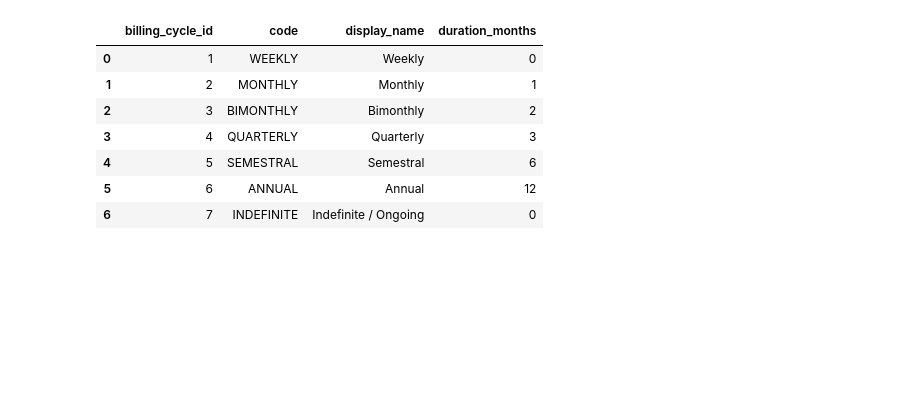
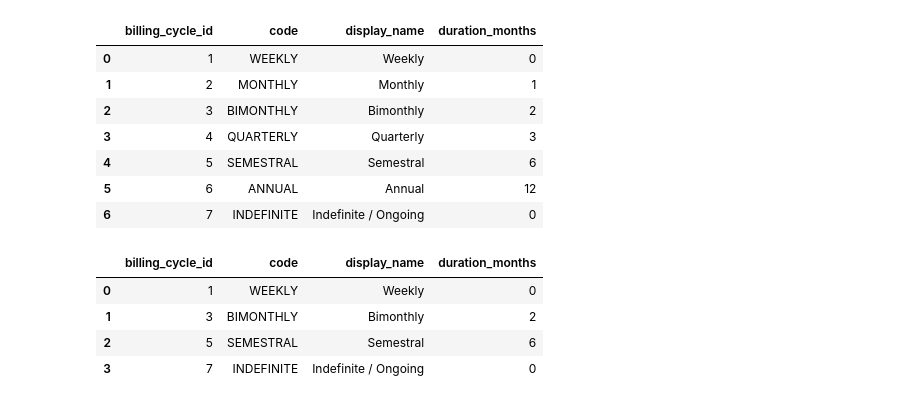
Before and after one commit to JorgeCardona/dockerhub-datascience-mlops, a Jupyter notebook: Notebooks/SQL/notebooks/EXECUTION_PLAN_SPARK.ipynb, the cells around one changed output. Drawn from its saved outputs; the diff is of its cells as text; code cells hidden in the pictures; blank space fills up the shorter version.

Commit message:
consultas tablas spark

```diff
--- a/Notebooks/SQL/notebooks/EXECUTION_PLAN_SPARK.ipynb
+++ b/Notebooks/SQL/notebooks/EXECUTION_PLAN_SPARK.ipynb
@@ -332,7 +332,8 @@ df_resultado.toPandas()
 | 15 | 22 | Laboratory Supplies | 10 | 63 | 3878.00 | 980.00 | 12800.00 | ... |
 | 16 | 23 | Medical Equipment | 10 | 94 | 2161.00 | 750.00 | 6400.00 | ... |
 # %%
-spark.read.table('billing_cycles').toPandas()
+billing_cycles = spark.read.table('billing_cycles')
+billing_cycles.toPandas()
 # %% [output]
 |  | billing_cycle_id | code | display_name | duration_months |
 | 0 | 1 | WEEKLY | Weekly | 0 |
@@ -342,3 +343,11 @@ spark.read.table('billing_cycles').toPandas()
 | 4 | 5 | SEMESTRAL | Semestral | 6 |
 | 5 | 6 | ANNUAL | Annual | 12 |
 | 6 | 7 | INDEFINITE | Indefinite / Ongoing | 0 |
+# %%
+billing_cycles.select('*').where('billing_cycle_id in(7,5,1,3)').toPandas()
+# %% [output]
+|  | billing_cycle_id | code | display_name | duration_months |
+| 0 | 1 | WEEKLY | Weekly | 0 |
+| 1 | 3 | BIMONTHLY | Bimonthly | 2 |
+| 2 | 5 | SEMESTRAL | Semestral | 6 |
+| 3 | 7 | INDEFINITE | Indefinite / Ongoing | 0 |
```
Also changed, not shown: parts of 1 cell of this notebook.
